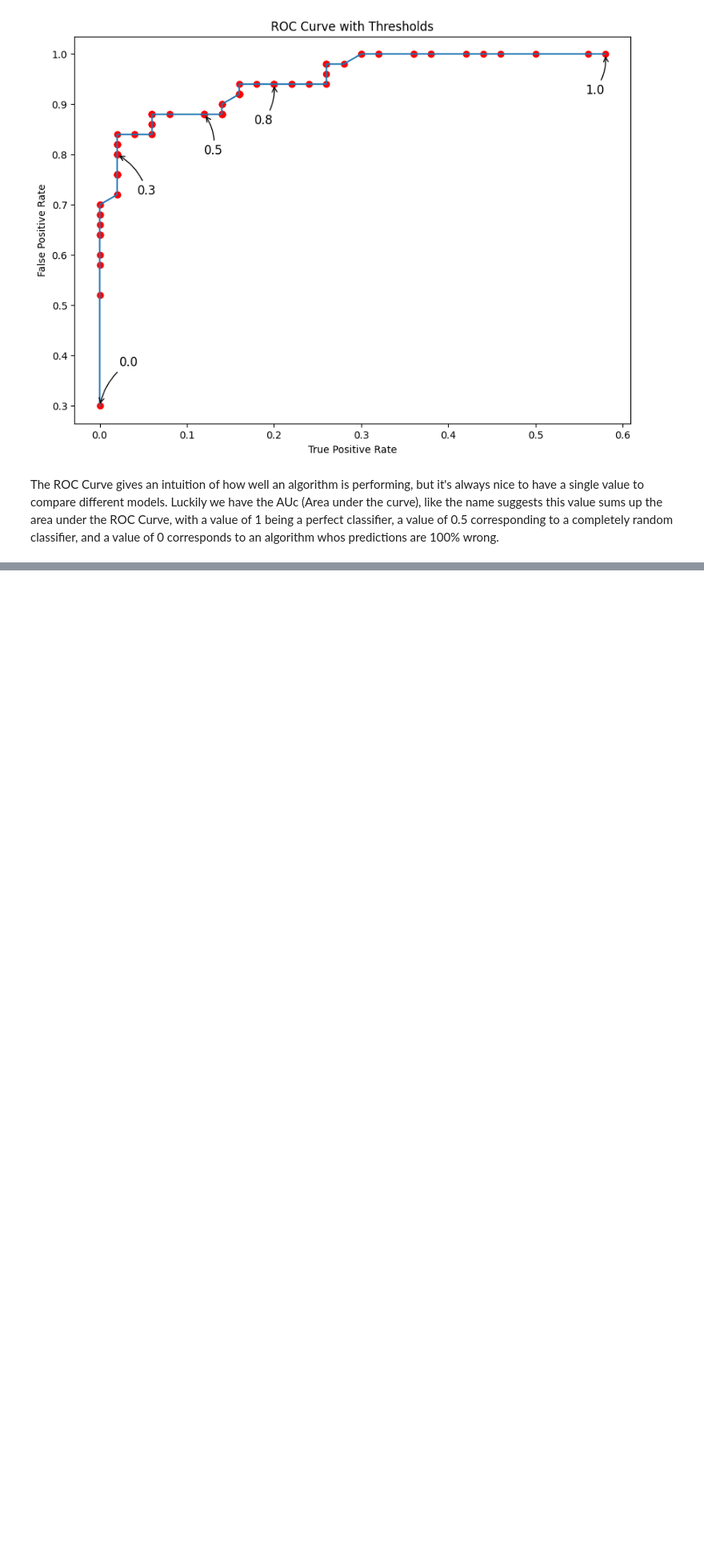
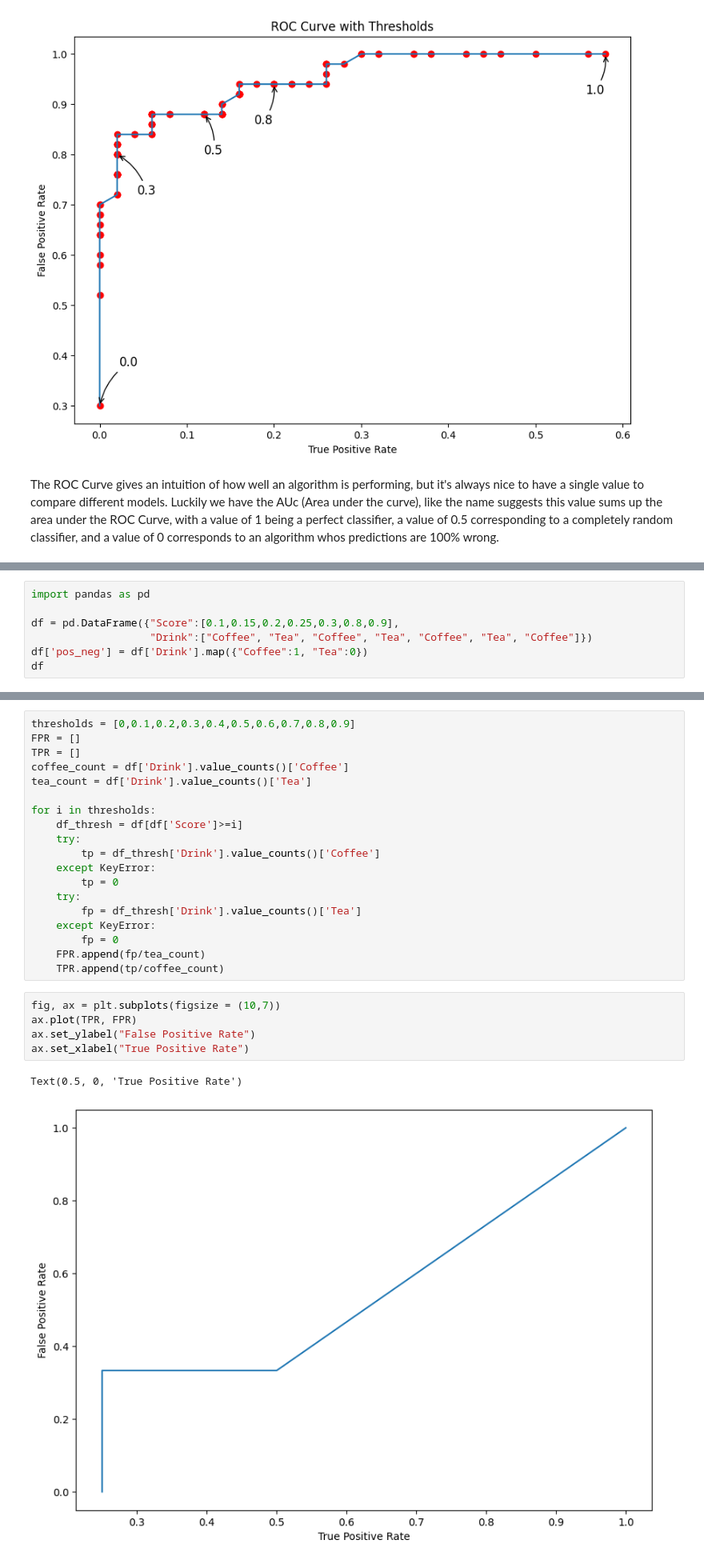
Before and after one commit to jmoro0408/ML_Fundamentals, a Jupyter notebook: ROC_AUC.ipynb, the cells around one changed output, grey strips where cells are left out. Shown at 80% size. Cells and saved outputs as stored; diff of their text form; blank space fills up the shorter version.

```diff
--- a/ROC_AUC.ipynb
+++ b/ROC_AUC.ipynb
@@ -150,0 +191,7 @@ The ROC Curve gives an intuition of how well an algorithm is performing, but it'
+# %%
+import pandas as pd
+
+df = pd.DataFrame({"Score":[0.1,0.15,0.2,0.25,0.3,0.8,0.9],
+                   "Drink":["Coffee", "Tea", "Coffee", "Tea", "Coffee", "Tea", "Coffee"]})
+df['pos_neg'] = df['Drink'].map({"Coffee":1, "Tea":0})
+df
@@ -150,0 +207,27 @@ The ROC Curve gives an intuition of how well an algorithm is performing, but it'
+# %%
+thresholds = [0,0.1,0.2,0.3,0.4,0.5,0.6,0.7,0.8,0.9]
+FPR = []
+TPR = []
+coffee_count = df['Drink'].value_counts()['Coffee']
+tea_count = df['Drink'].value_counts()['Tea']
+
+for i in thresholds:
+    df_thresh = df[df['Score']>=i]
+    try:
+        tp = df_thresh['Drink'].value_counts()['Coffee']
+    except KeyError:
+        tp = 0
+    try:
+        fp = df_thresh['Drink'].value_counts()['Tea']
+    except KeyError:
+        fp = 0
+    FPR.append(fp/tea_count)
+    TPR.append(tp/coffee_count)
+# %%
+fig, ax = plt.subplots(figsize = (10,7))
+ax.plot(TPR, FPR)
+ax.set_ylabel("False Positive Rate")
+ax.set_xlabel("True Positive Rate")
+# %% [output]
+Text(0.5, 0, 'True Positive Rate')
+[figure, added]
```
Also changed, not shown: parts of 3 cells of this notebook.
